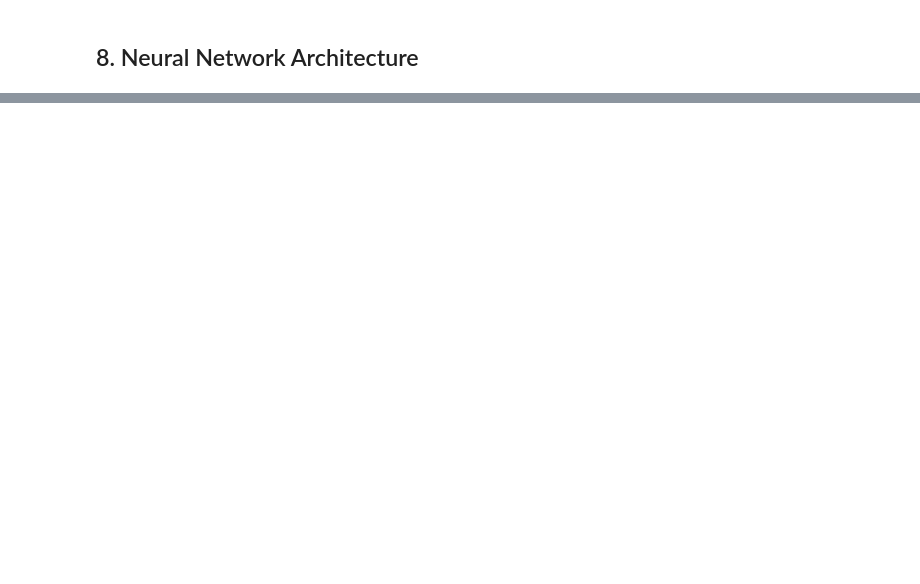
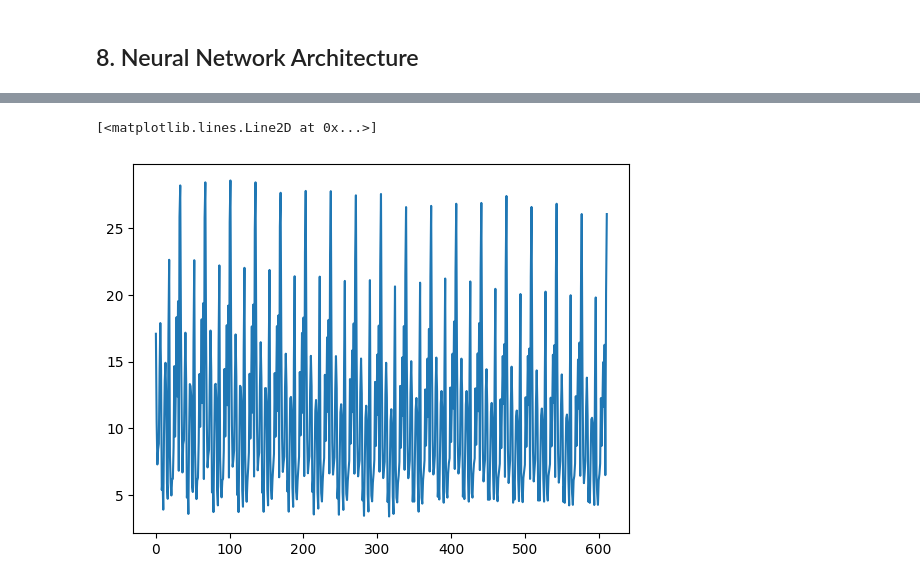
Before and after one commit to SherlockJr13/sherlock-final-project, a Jupyter notebook: main_model.ipynb, the cells around one changed output, grey strips where cells are left out. Cells and saved outputs as stored; diff of their text form; code cells hidden in the pictures; blank space fills up the shorter version.

```diff
--- a/main_model.ipynb
+++ b/main_model.ipynb
@@ -205,0 +351,5 @@ model_sum = pd.DataFrame(columns=['replication', 'hidden_node', 'train_mse', 'te
+# %%
+plt.plot(data1_flat)
+# %% [output]
+[<matplotlib.lines.Line2D at 0x...>]
+[figure, added]
```
Also changed, not shown: parts of 19 cells of this notebook.
